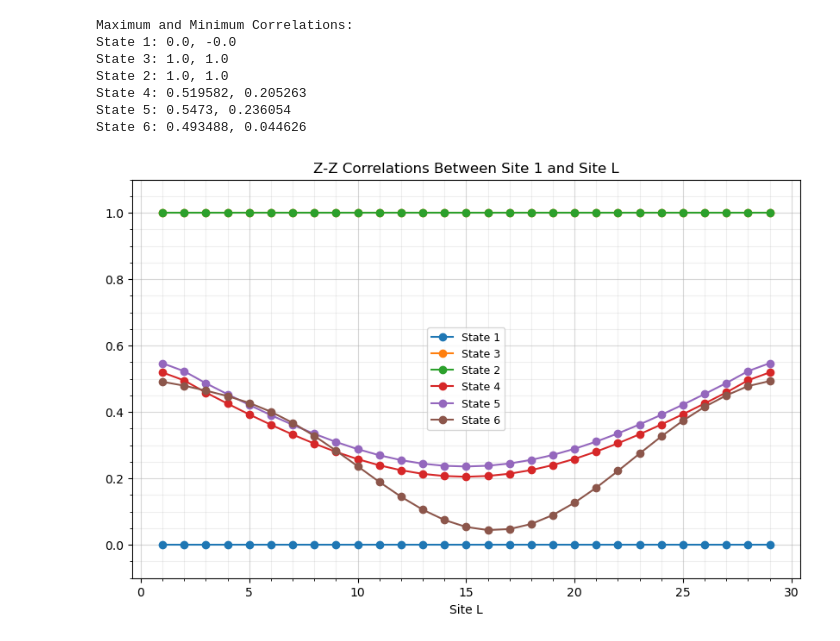
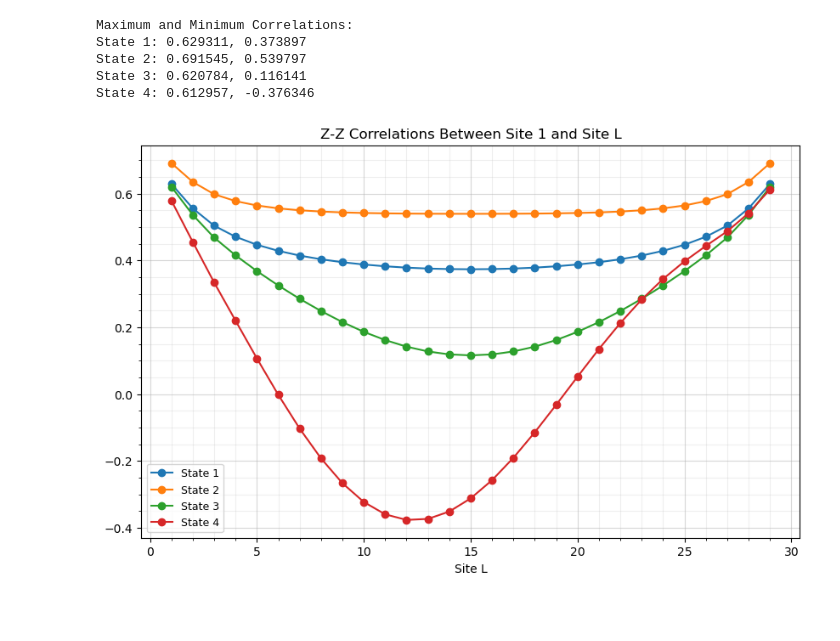
Before and after one commit to wholdhus/majorana_chain_dynamics, a Jupyter notebook: Majorana Chain Dynamics.ipynb, the cells around one changed output. Saved outputs shown, nothing was run; the diff lists cells and outputs as text; code cells hidden in the pictures; blank space fills up the shorter version.

```diff
--- a/Majorana Chain Dynamics.ipynb
+++ b/Majorana Chain Dynamics.ipynb
@@ -159,6 +170,7 @@ ZZC = Vector{Matrix{ComplexF64}}(undef, R)
 # abs_ZZC = Vector{Vector{Float64}}(undef, R)
 real_ZZC = Vector{Vector{Float64}}(undef, R)
 x = Vector{Vector{Int}}(undef, R)
+
 
 # Compute Z-Z correlations matrices for all states
 for i in 1:R
@@ -175,42 +187,38 @@ for i in 1:R
     real_ZZC[i] = real.(ZZC[i][1, 2:end])
 end
 
 figure(figsize=(10, 6))
 
 # Plot the Z-Z correlations for ground states
 for i in 1:R
     x[i] = collect(1:length(real_ZZC[i]))
     plot(x[i], real_ZZC[i], marker="o", linestyle="-", linewidth=1.5,
         label="State $(sorted_indices[i])")
 end
 
 legend(fontsize=9)
 xlabel("Site L")
 title("Z-Z Correlations Between Site 1 and Site L")
 grid(true, which="major", alpha=0.5)
 grid(true, which="minor", alpha=0.2)
 minorticks_on()
 
 # Adjust graph
 ymax = max([maximum(real_ZZC[i]) for i in 1:R]...)
 ymin = min([minimum(real_ZZC[i]) for i in 1:R]...)
-y_zoom = 0.1 * (ymax - ymin)
-ylim(ymin - y_zoom, ymax + y_zoom)
 
 # Print max and min values
 println("Maximum and Minimum Correlations:")
 for i in 1:R
     println("State $(sorted_indices[i]): $(round(maximum(real_ZZC[i]), digits=6)), $(round(minimum(real_ZZC[i]), digits=6))")
 end
 # %% [output]
 Maximum and Minimum Correlations:
-State 1: 0.0, -0.0
-State 3: 1.0, 1.0
-State 2: 1.0, 1.0
-State 4: 0.519582, 0.205263
-State 5: 0.5473, 0.236054
-State 6: 0.493488, 0.044626
+State 1: 0.629311, 0.373897
+State 2: 0.691545, 0.539797
+State 3: 0.620784, 0.116141
+State 4: 0.612957, -0.376346
-[figure, old version]
+[figure, new version]
 # %%
 using PythonPlot
 
```
Also changed, not shown: parts of 4 cells of this notebook.
